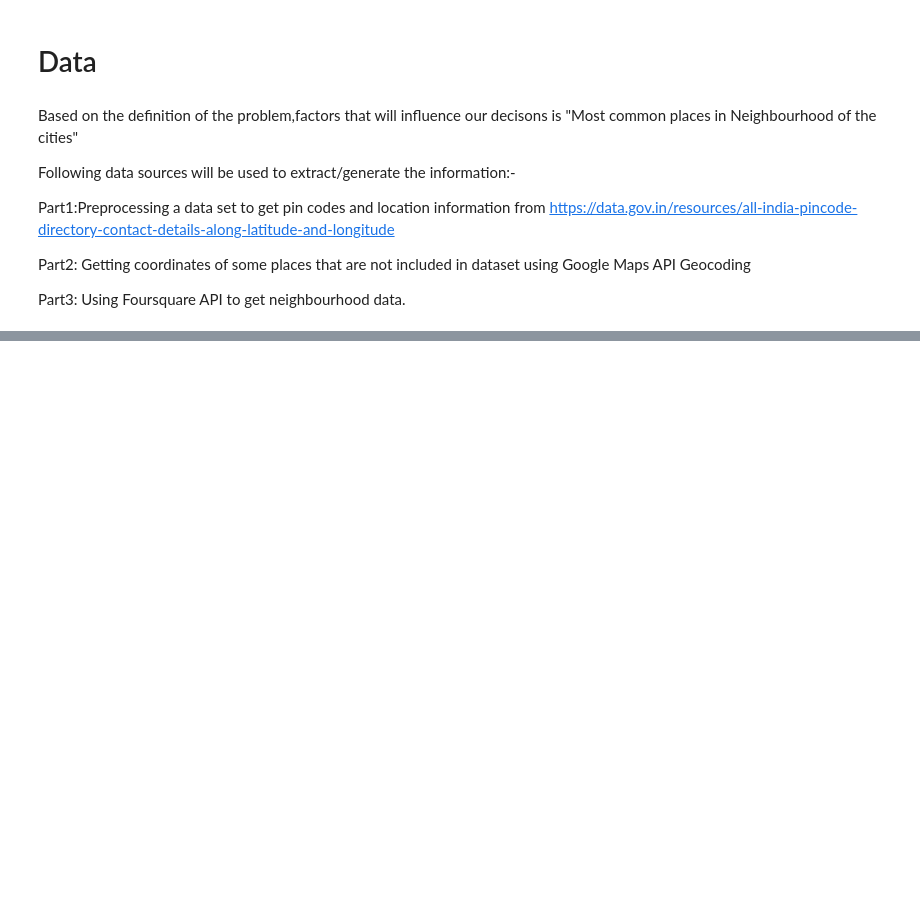
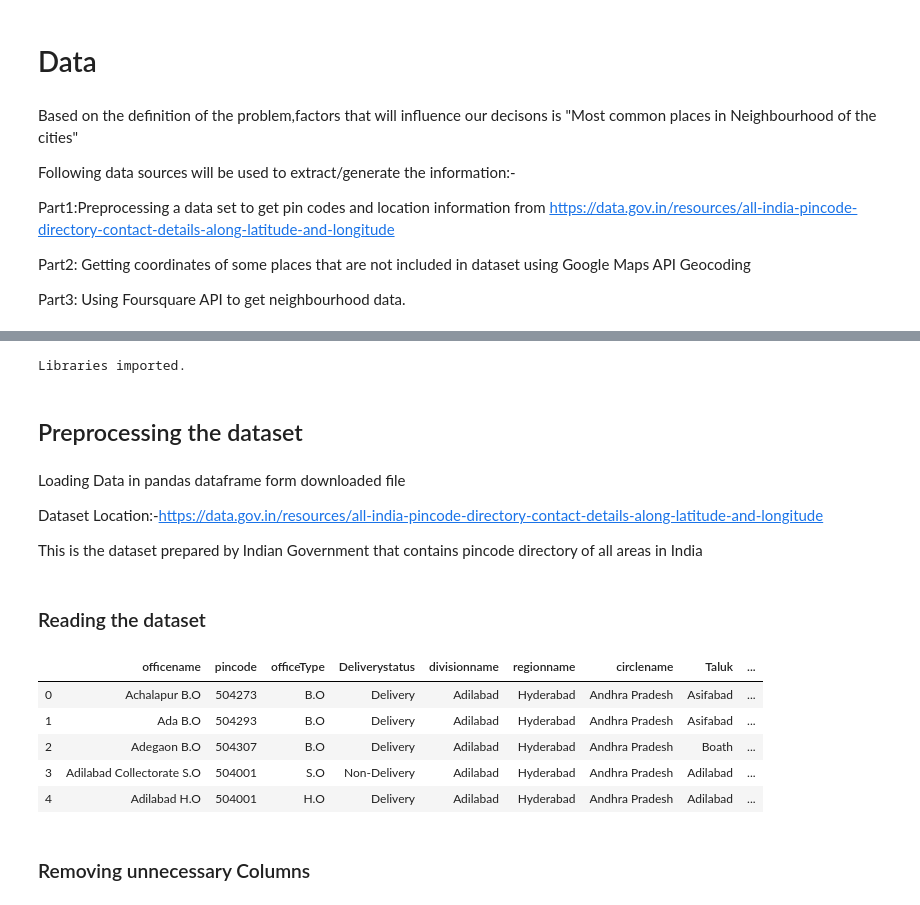
Before and after one commit to devkapilbansal/Analyzing-Neighbourhood, a Jupyter notebook: The Battle of Neighbourhood.ipynb, the cells around one changed output, grey strips where cells are left out. Cells and saved outputs as stored; diff of their text form; code cells hidden in the pictures; blank space fills up the shorter version.

Commit message:
Added preprocessing,exploring and clustering parts

```diff
--- a/The Battle of Neighbourhood.ipynb
+++ b/The Battle of Neighbourhood.ipynb
@@ -27,0 +30,54 @@ Part3: Using Foursquare API to get neighbourhood data.
+# %%
+import numpy as np # library to handle data in a vectorized manner
+
+import pandas as pd # library for data analsysis
+pd.set_option('display.max_columns', None)
+pd.set_option('display.max_rows', None)
+pd.set_option('mode.chained_assignment', None)
+
+import json # library to handle JSON files
+
+import re#Library to find particular pattern
+from geopy.geocoders import Nominatim # convert an address into latitude and longitude values
+
+import requests # library to handle requests
+from pandas.io.json import json_normalize # tranform JSON file into a pandas dataframe
+
+# Matplotlib and associated plotting modules
+import matplotlib.cm as cm
+import matplotlib.colors as colors
+
+import time #To create delays
+# import k-means from clustering stage
+from sklearn.cluster import KMeans
+
+import folium # map rendering library
+
+print('Libraries imported.')
+# %% [output]
+Libraries imported.
+# %% [markdown]
+## Preprocessing the dataset
+# %% [markdown]
+Loading Data in pandas dataframe form downloaded file
+
+Dataset Location:-https://data.gov.in/resources/all-india-pincode-directory-contact-details-along-latitude-and-longitude
+
+This is the dataset prepared by Indian Government that contains pincode directory of all areas in India
+# %% [markdown]
+### Reading the dataset
+# %%
+# Reading in the Data
+main_df=pd.read_csv("Desktop/all_india_PO_list_without_APS_offices_ver2_lat_long.csv")
+# %%
+# View top 5 rows of the dataset
+main_df.head()
+# %% [output]
+|  | officename | pincode | officeType | Deliverystatus | divisionname | regionname | circlename | Taluk | ... |
+| 0 | Achalapur B.O | 504273 | B.O | Delivery | Adilabad | Hyderabad | Andhra Pradesh | Asifabad | ... |
+| 1 | Ada B.O | 504293 | B.O | Delivery | Adilabad | Hyderabad | Andhra Pradesh | Asifabad | ... |
+| 2 | Adegaon B.O | 504307 | B.O | Delivery | Adilabad | Hyderabad | Andhra Pradesh | Boath | ... |
+| 3 | Adilabad Collectorate S.O | 504001 | S.O | Non-Delivery | Adilabad | Hyderabad | Andhra Pradesh | Adilabad | ... |
+| 4 | Adilabad H.O | 504001 | H.O | Delivery | Adilabad | Hyderabad | Andhra Pradesh | Adilabad | ... |
+# %% [markdown]
+### Removing unnecessary Columns
```
Also changed, not shown: parts of 171 cells of this notebook.
